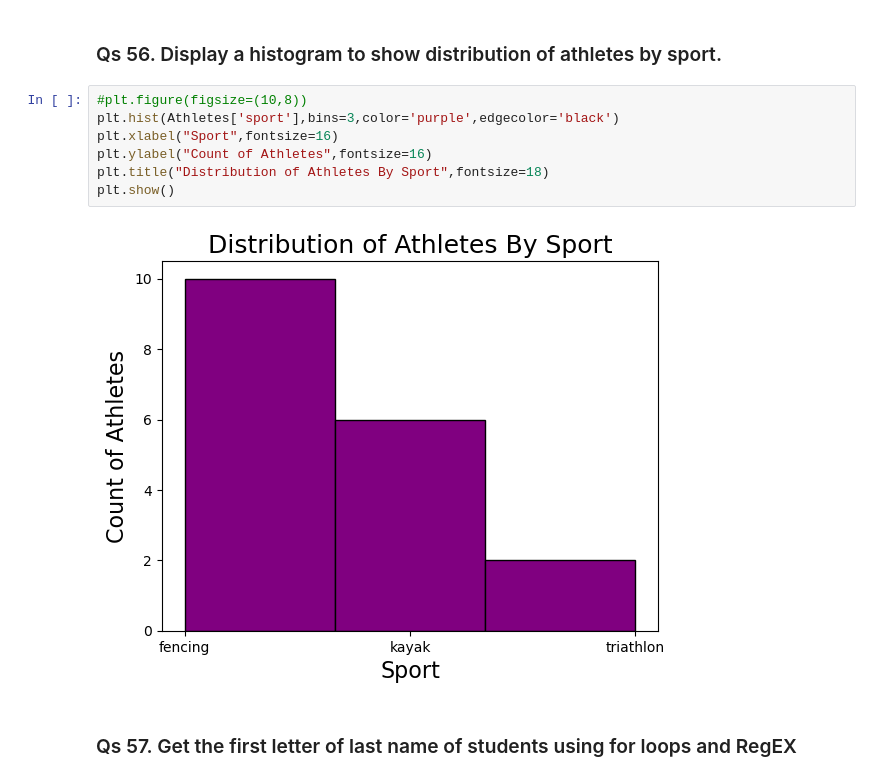
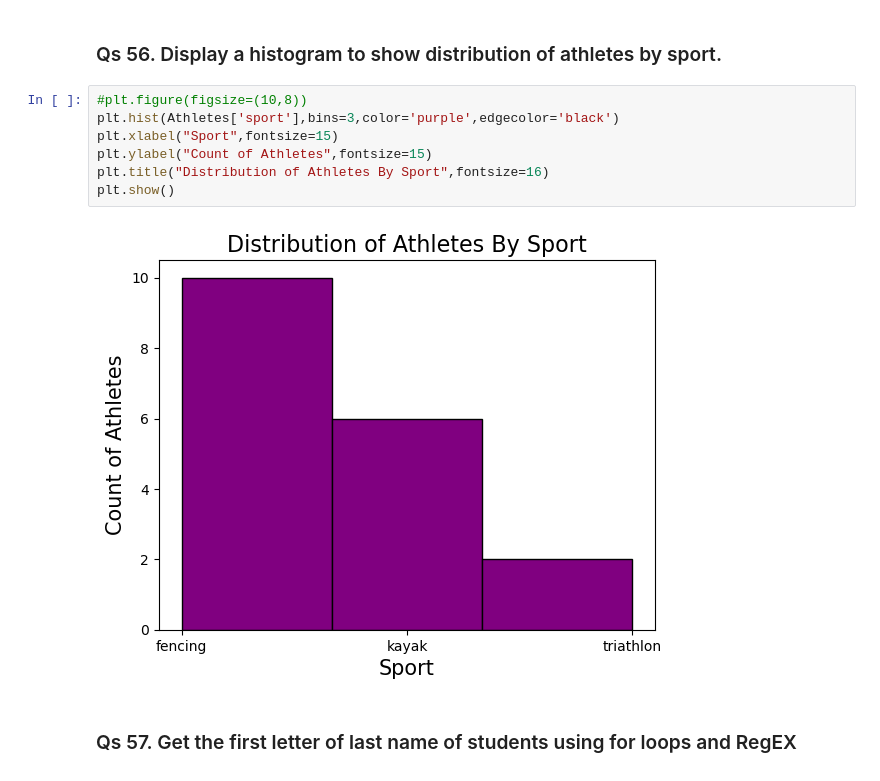
Before and after one commit to Soumi88-dev/Team4_Python_Warriors, a Jupyter notebook: Team4_Python_Warriors_Main80_Questions.ipynb, the cells around one changed output. Cells and saved outputs as stored; diff of their text form.

```diff
--- a/Team4_Python_Warriors_Main80_Questions.ipynb
+++ b/Team4_Python_Warriors_Main80_Questions.ipynb
@@ -1087,12 +1223,12 @@ print(athlete_det[['ID','First Name','Last Name','age','Gender','Weight','Height
 # %%
 #plt.figure(figsize=(10,8))
 plt.hist(Athletes['sport'],bins=3,color='purple',edgecolor='black')
-plt.xlabel("Sport",fontsize=16)
-plt.ylabel("Count of Athletes",fontsize=16)
-plt.title("Distribution of Athletes By Sport",fontsize=18)
+plt.xlabel("Sport",fontsize=15)
+plt.ylabel("Count of Athletes",fontsize=15)
+plt.title("Distribution of Athletes By Sport",fontsize=16)
 plt.show()
 # %% [output]
-[figure, old version]
+[figure, new version]
 # %% [markdown]
 ### Qs 57. Get the first letter of last name of students using for loops and RegEX
 # %%
```
Also changed, not shown: parts of 52 cells of this notebook.
